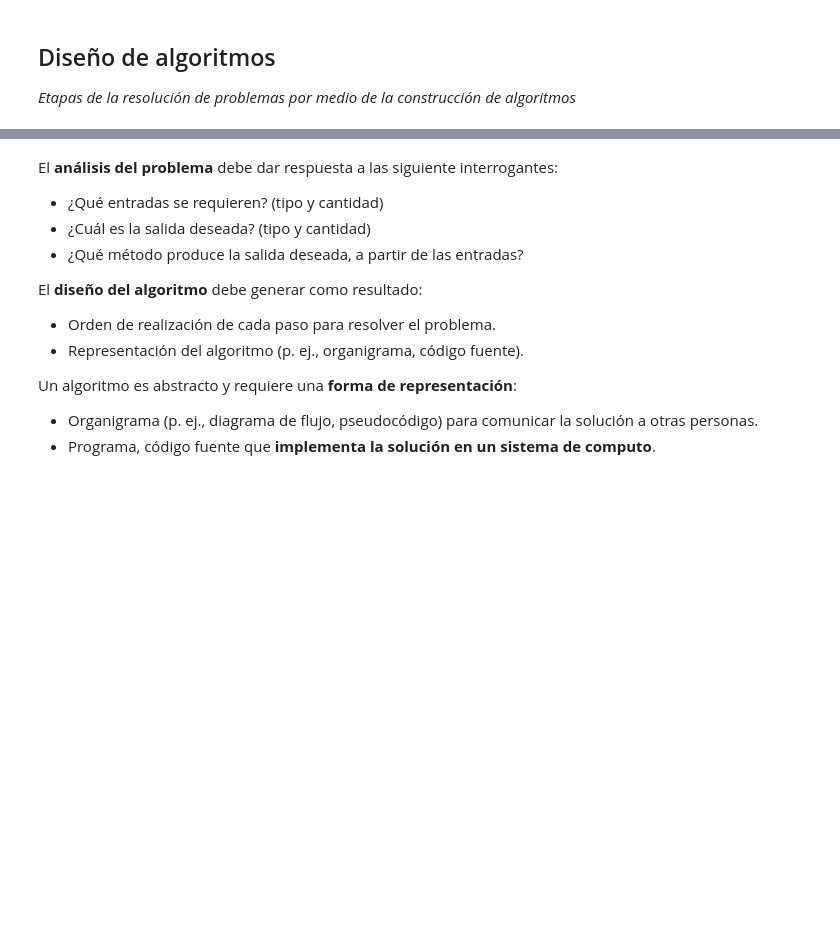
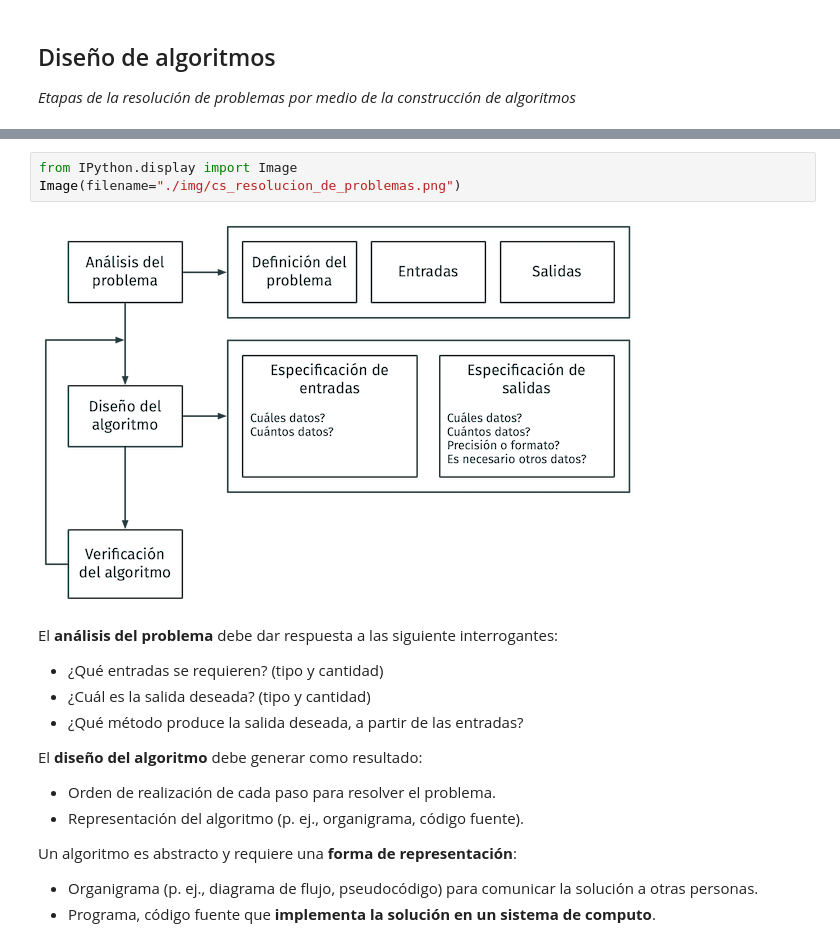
Before and after one commit to ahar0n/programming-basics-with-python, a Jupyter notebook: py02-diseno_de_algoritmos.ipynb, the cells around one changed output, grey strips where cells are left out. Saved outputs shown, nothing was run; the diff lists cells and outputs as text; blank space fills up the shorter version.

Commit message:
Minor fixes and replacement of some figures

```diff
--- a/py02-diseno_de_algoritmos.ipynb
+++ b/py02-diseno_de_algoritmos.ipynb
@@ -16,3 +14,8 @@
+# %%
+from IPython.display import Image
+Image(filename="./img/cs_resolucion_de_problemas.png")
+# %% [output]
+[figure, added]
 # %% [markdown]
 El __análisis del problema__ debe dar respuesta a las siguiente interrogantes:
 
```
Also changed, not shown: parts of 12 cells of this notebook, 1 other file.
